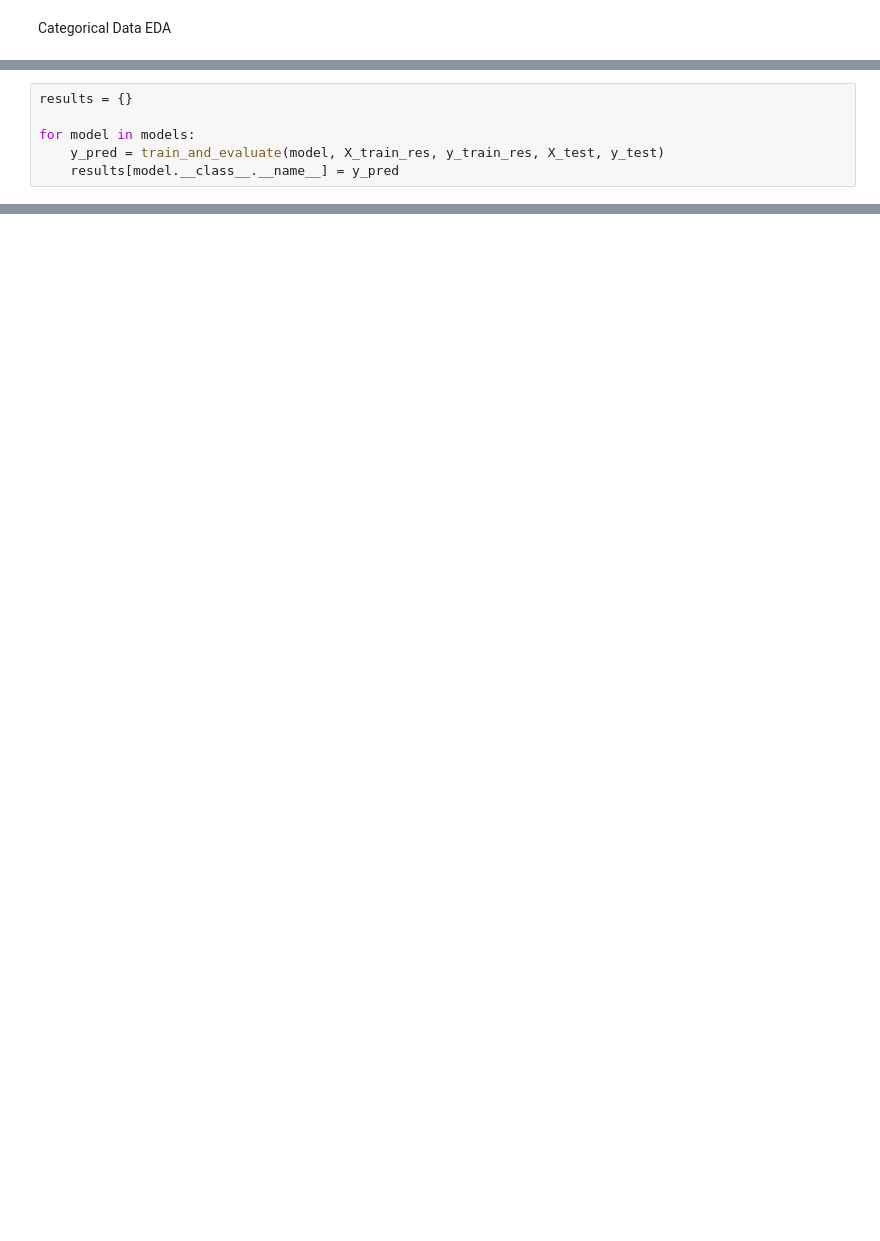
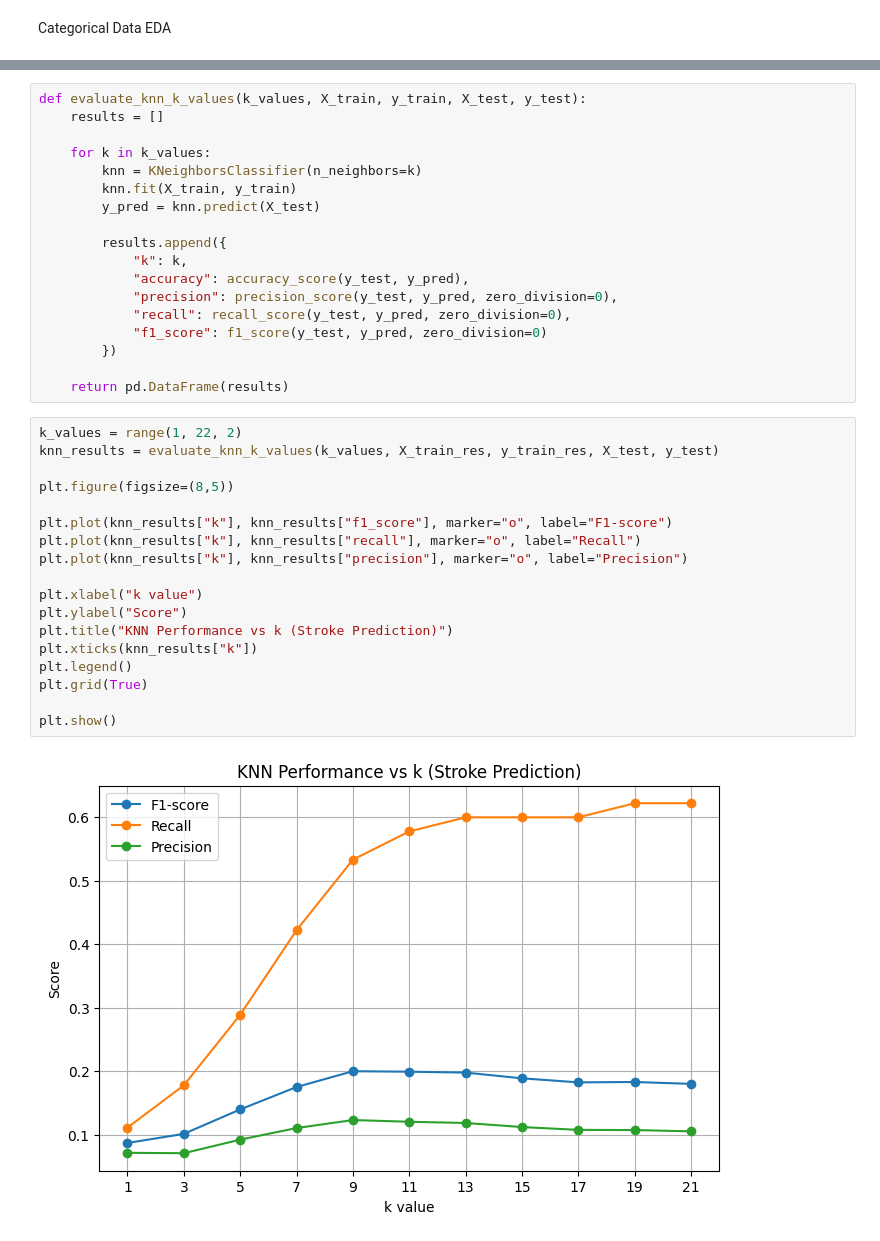
Before and after one commit to sunilramjali/ml_datascienceproject_remote, a Jupyter notebook: brainstroke.ipynb, the cells around one changed output, grey strips where cells are left out. Drawn from its saved outputs; the diff is of its cells as text; blank space fills up the shorter version.

```diff
--- a/brainstroke.ipynb
+++ b/brainstroke.ipynb
@@ -424,6 +473,0 @@ models = [
-# %%
-results = {}
-
-for model in models:
-    y_pred = train_and_evaluate(model, X_train_res, y_train_res, X_test, y_test)
-    results[model.__class__.__name__] = y_pred
@@ -447,0 +483,38 @@ weighted avg       0.91      0.92      0.91       897
+# %%
+def evaluate_knn_k_values(k_values, X_train, y_train, X_test, y_test):
+    results = []
+
+    for k in k_values:
+        knn = KNeighborsClassifier(n_neighbors=k)
+        knn.fit(X_train, y_train)
+        y_pred = knn.predict(X_test)
+
+        results.append({
+            "k": k,
+            "accuracy": accuracy_score(y_test, y_pred),
+            "precision": precision_score(y_test, y_pred, zero_division=0),
+            "recall": recall_score(y_test, y_pred, zero_division=0),
+            "f1_score": f1_score(y_test, y_pred, zero_division=0)
+        })
+
+    return pd.DataFrame(results)
+# %%
+k_values = range(1, 22, 2)
+knn_results = evaluate_knn_k_values(k_values, X_train_res, y_train_res, X_test, y_test)
+
+plt.figure(figsize=(8,5))
+
+plt.plot(knn_results["k"], knn_results["f1_score"], marker="o", label="F1-score")
+plt.plot(knn_results["k"], knn_results["recall"], marker="o", label="Recall")
+plt.plot(knn_results["k"], knn_results["precision"], marker="o", label="Precision")
+
+plt.xlabel("k value")
+plt.ylabel("Score")
+plt.title("KNN Performance vs k (Stroke Prediction)")
+plt.xticks(knn_results["k"])
+plt.legend()
+plt.grid(True)
+
+plt.show()
+# %% [output]
+[figure, added]
```
Also changed, not shown: parts of 62 cells of this notebook, 12 other files.
